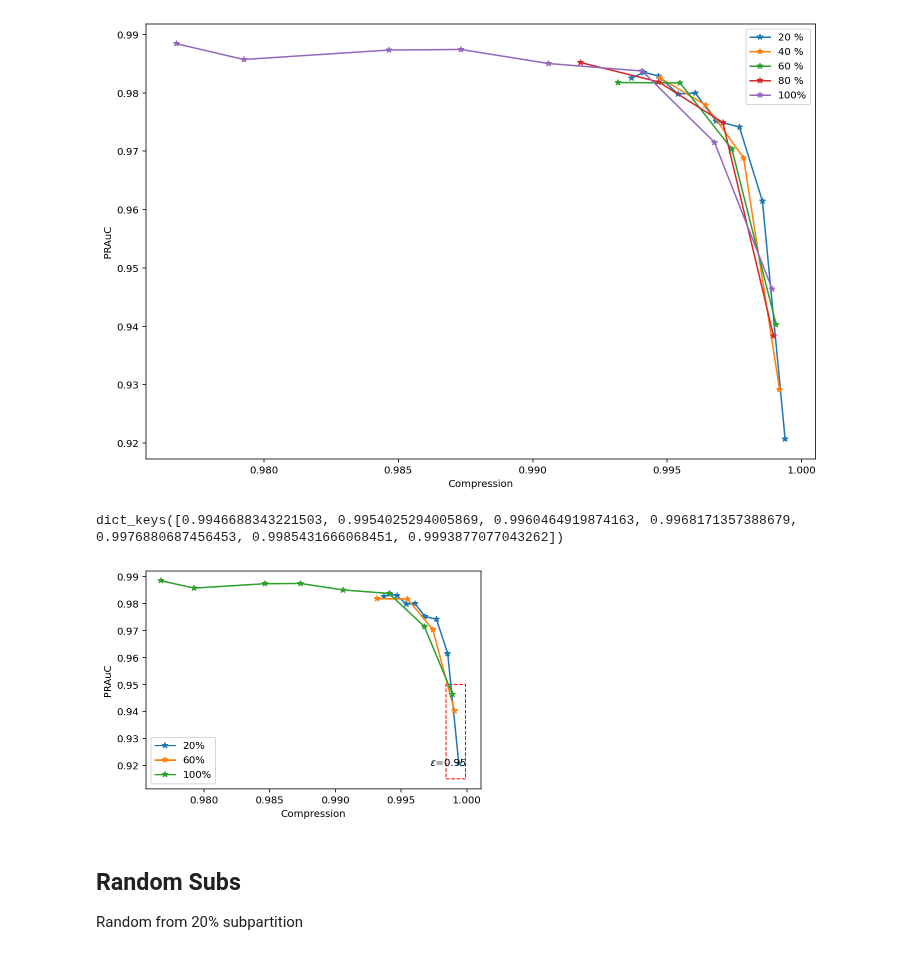
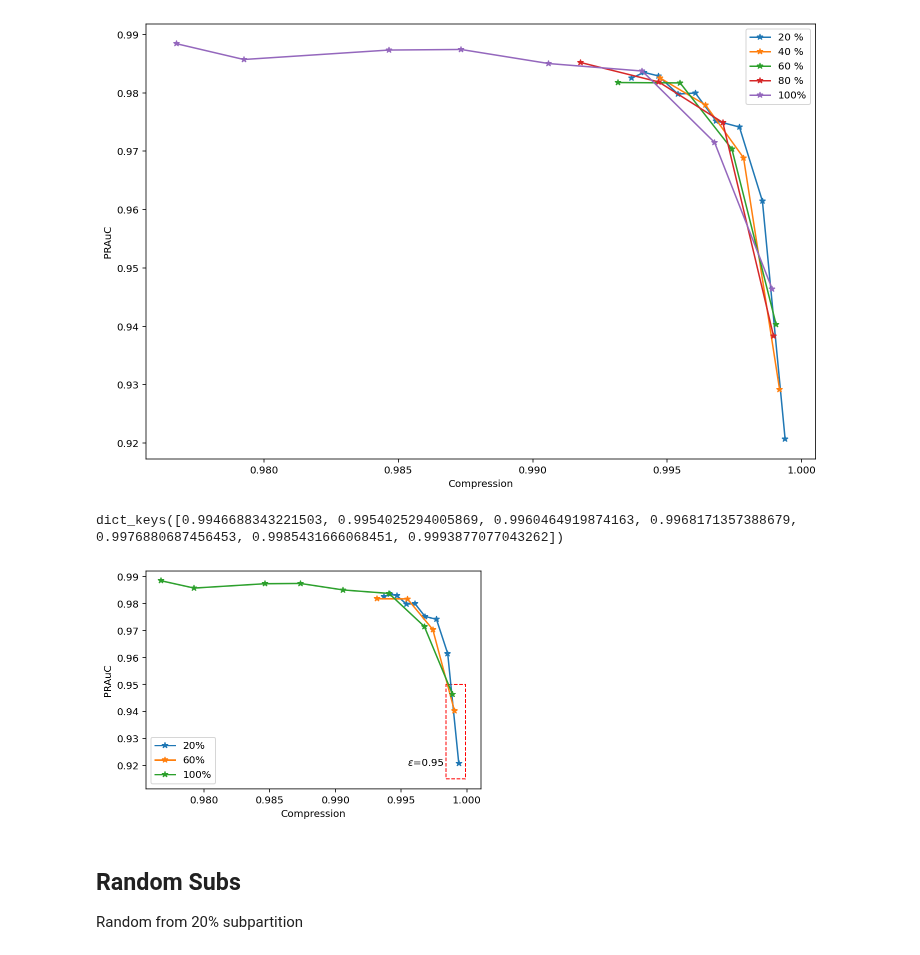
Before and after one commit to jrybicki-jsc/smms, a Jupyter notebook: graphla/cleans.ipynb, the cells around one changed output. Drawn from its saved outputs; the diff is of its cells as text; code cells hidden in the pictures.

```diff
--- a/graphla/cleans.ipynb
+++ b/graphla/cleans.ipynb
@@ -10,6 +10,7 @@ def get_nets(directory):
     nets = dict()
     for n in glob.glob(f"{directory}*-voting.pickle"):
         gamma, net = load_net(n)
+        gamma = float(gamma)
         nets[gamma] = net
     nets = dict(sorted(nets.items()))
     sizes = [len(n) for g, n in nets.items()]
@@ -159,23 +168,23 @@ plt.legend();
 #plt.savefig('../fig/subparts.svg', format='svg', bbox_inches = 'tight', dpi=1000);
 # %% [output]
 [figure]
-# %%
-all_parts[2].keys()
-# %% [output]
-dict_keys([0.9946688343221503, 0.9954025294005869, 0.9960464919874163, 0.9968171357388679, 0.9976880687456453, 0.9985431666068451, 0.9993877077043262])
+# %%
+all_parts[2].keys()
+# %% [output]
+dict_keys([0.9946688343221503, 0.9954025294005869, 0.9960464919874163, 0.9968171357388679, 0.9976880687456453, 0.9985431666068451, 0.9993877077043262])
 # %%
 plt.plot(all_parts[2].keys(), all_parts[2].values(),'-*', label='20%')
 plt.plot(all_parts[6].keys(), all_parts[6].values(),'-*', label='60%')
 plt.plot(streamed_aucs.keys(), streamed_aucs.values(),'-*', label='100%')
 
 plt.xlabel('Compression')
 plt.ylabel('PRAuC')
 plt.legend(loc=3);
 plt.gca().add_patch(Rectangle((1.0-0.0016, 0.915), 0.0015, 0.035, edgecolor='red', fill=False, ls='--'))
-plt.annotate('$\epsilon$=0.95', (1.0-0.0028, 0.92));
+plt.annotate('$\epsilon$=0.95', (1.0-0.0045, 0.92));
 plt.savefig('../fig/subparts.svg', format='svg', bbox_inches = 'tight', dpi=1000);
 # %% [output]
-[figure, old version]
+[figure, new version]
 # %% [markdown]
 ## Random Subs
 Random from 20% subpartition
```
Also changed, not shown: parts of 13 cells of this notebook.
